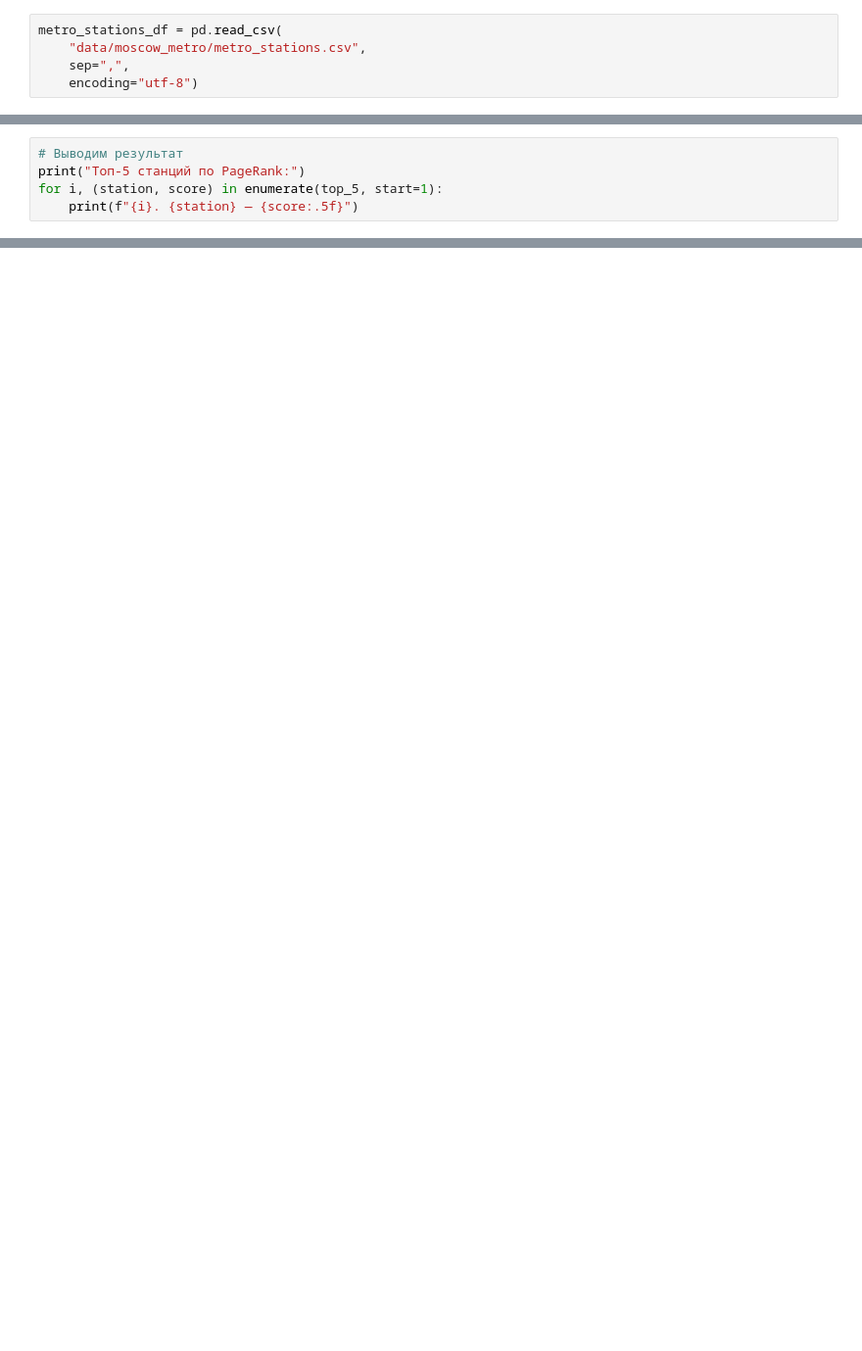
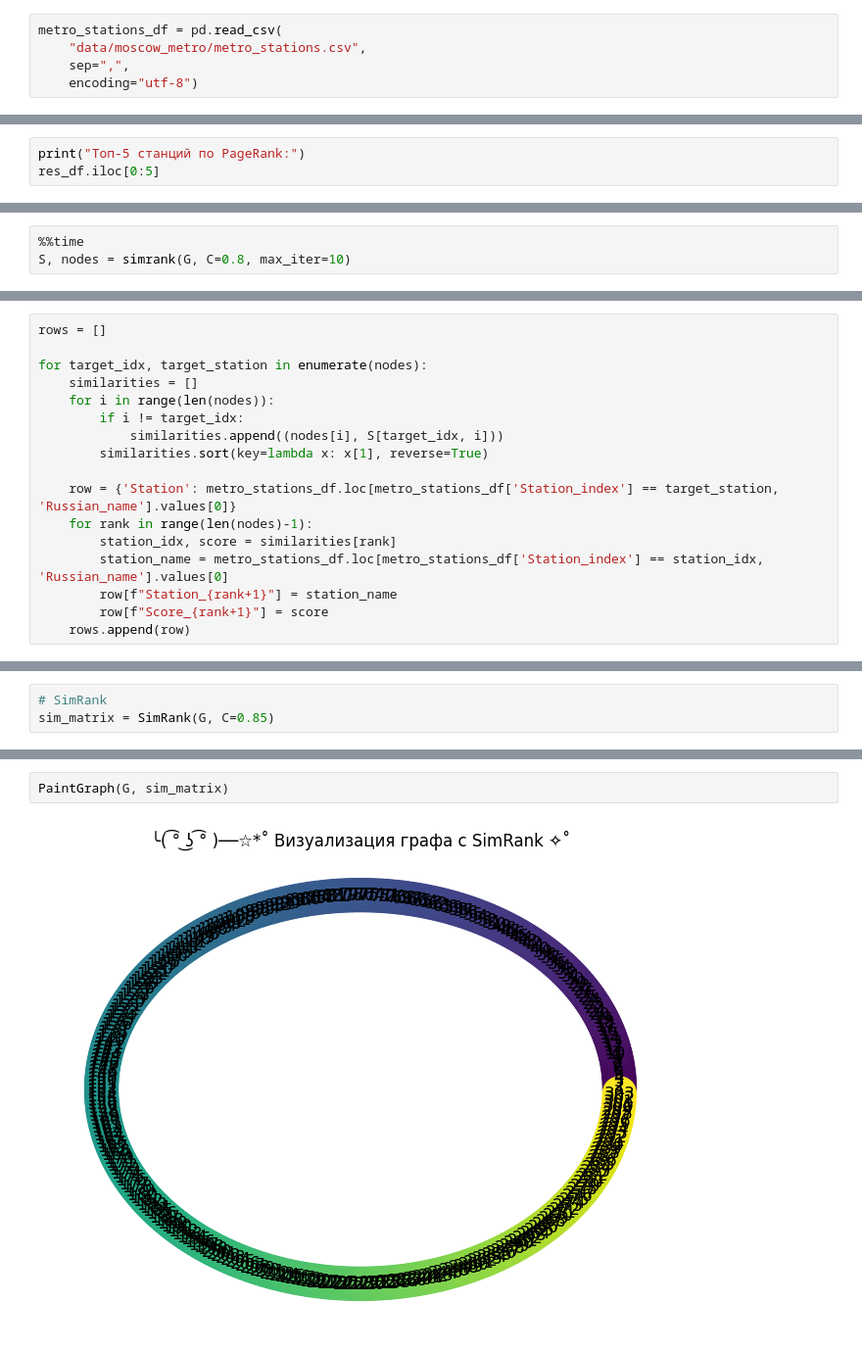
Before and after one commit to AraratIsraelyan/SberUniversity.Python.High_performance_computing, a Jupyter notebook: homework_3/main.ipynb, the cells around one changed output, grey strips where cells are left out. Shown at 98% size. Drawn from its saved outputs; the diff is of its cells as text; blank space fills up the shorter version.

```diff
--- a/homework_3/main.ipynb
+++ b/homework_3/main.ipynb
@@ -73,7 +102,5 @@ top_5 = sorted(pagerank_scores.items(), key=lambda x: x[1], reverse=True)[:5]
 # %%
-# Выводим результат
 print("Топ-5 станций по PageRank:")
-for i, (station, score) in enumerate(top_5, start=1):
-    print(f"{i}. {station} — {score:.5f}")
+res_df.iloc[0:5]
 # %% [output]
 Топ-5 станций по PageRank:
@@ -84,0 +151,3 @@ for i, (station, score) in enumerate(top_5, start=1):
+# %%
+%%time
+S, nodes = simrank(G, C=0.8, max_iter=10)
@@ -84,0 +159,17 @@ for i, (station, score) in enumerate(top_5, start=1):
+# %%
+rows = []
+
+for target_idx, target_station in enumerate(nodes):
+    similarities = []
+    for i in range(len(nodes)):
+        if i != target_idx:
+            similarities.append((nodes[i], S[target_idx, i]))
+        similarities.sort(key=lambda x: x[1], reverse=True)
+
+    row = {'Station': metro_stations_df.loc[metro_stations_df['Station_index'] == target_station, 'Russian_name'].values[0]}
+    for rank in range(len(nodes)-1):
+        station_idx, score = similarities[rank]
+        station_name = metro_stations_df.loc[metro_stations_df['Station_index'] == station_idx, 'Russian_name'].values[0]
+        row[f"Station_{rank+1}"] = station_name
+        row[f"Score_{rank+1}"] = score
+    rows.append(row)
@@ -84,0 +251,3 @@ for i, (station, score) in enumerate(top_5, start=1):
+# %%
+# SimRank
+sim_matrix = SimRank(G, C=0.85)
@@ -84,0 +294,4 @@ for i, (station, score) in enumerate(top_5, start=1):
+# %%
+PaintGraph(G, sim_matrix)
+# %% [output]
+[figure, added]
```
Also changed, not shown: parts of 55 cells of this notebook, 4 other files.
